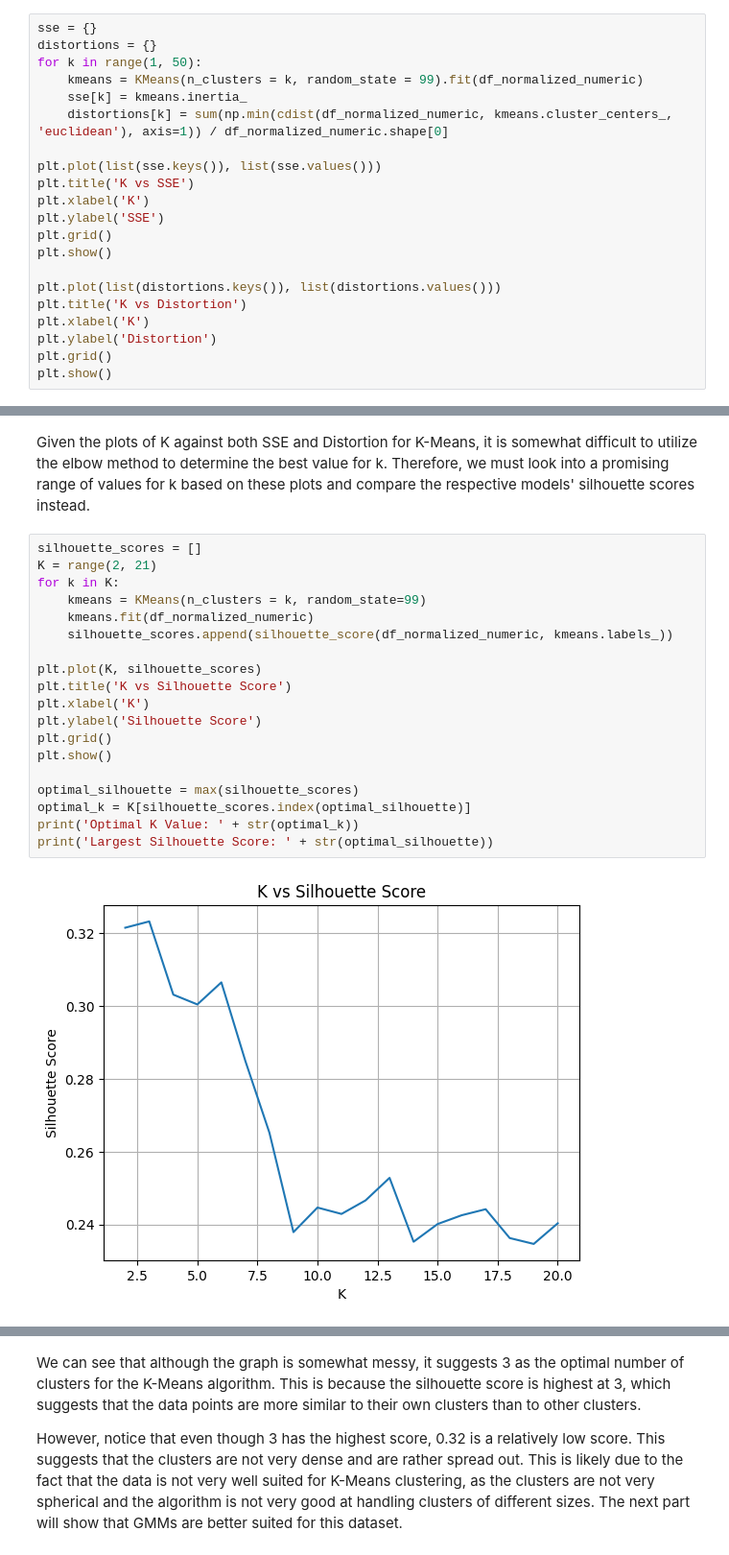
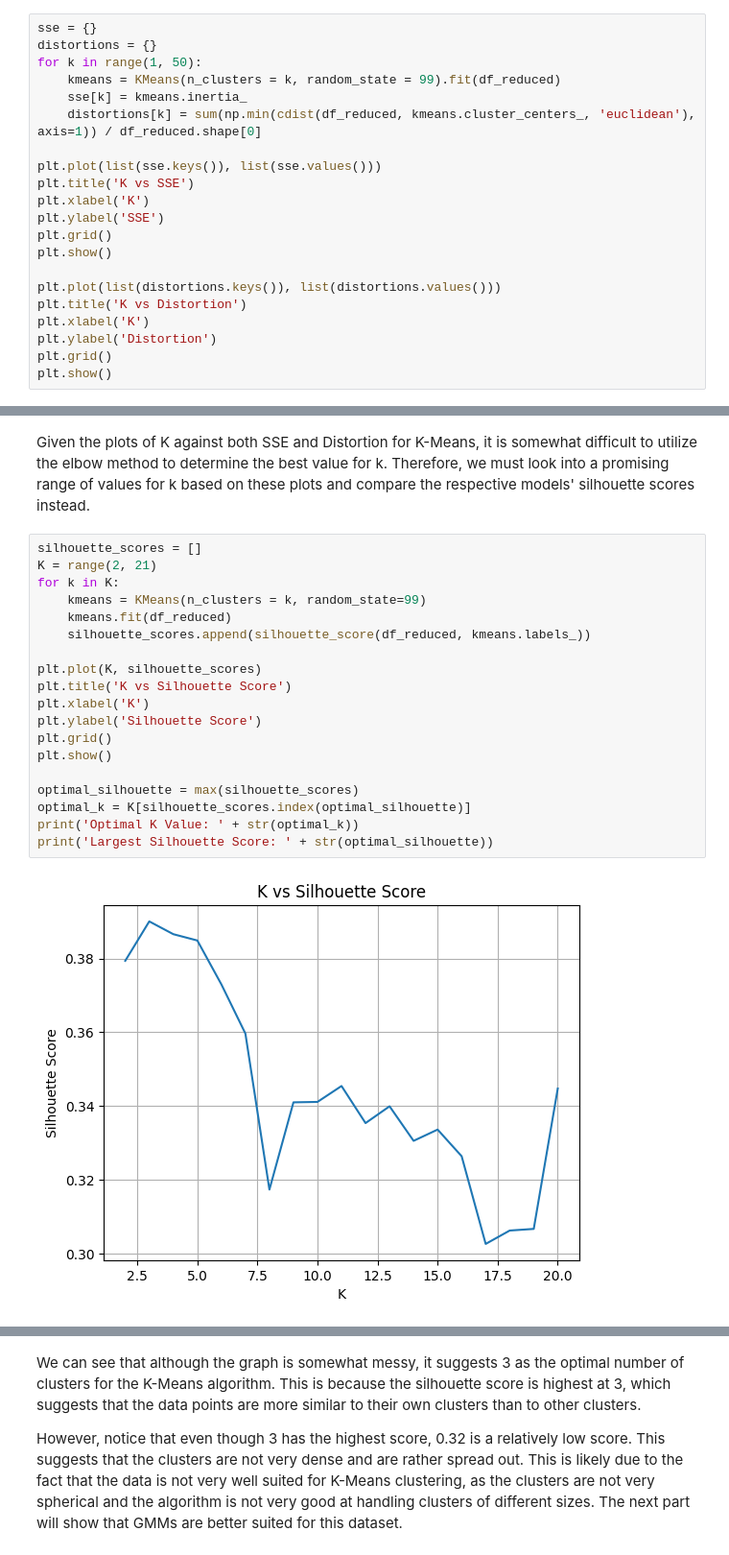
Before and after one commit to Purpup/COGS118B-Project, a Jupyter notebook: FinalProject.ipynb, the cells around one changed output, grey strips where cells are left out. Shown at 96% size. Drawn from its saved outputs; the diff is of its cells as text.

```diff
--- a/FinalProject.ipynb
+++ b/FinalProject.ipynb
@@ -369,9 +369,9 @@ In order to perform the K-Means clustering algorithm on the data, we must first
 sse = {}
 distortions = {}
 for k in range(1, 50):
-    kmeans = KMeans(n_clusters = k, random_state = 99).fit(df_normalized_numeric)
+    kmeans = KMeans(n_clusters = k, random_state = 99).fit(df_reduced)
     sse[k] = kmeans.inertia_
-    distortions[k] = sum(np.min(cdist(df_normalized_numeric, kmeans.cluster_centers_, 'euclidean'), axis=1)) / df_normalized_numeric.shape[0]
+    distortions[k] = sum(np.min(cdist(df_reduced, kmeans.cluster_centers_, 'euclidean'), axis=1)) / df_reduced.shape[0]
 
 plt.plot(list(sse.keys()), list(sse.values()))
 plt.title('K vs SSE')
@@ -394,22 +394,22 @@ Given the plots of K against both SSE and Distortion for K-Means, it is somewhat
 # %%
 silhouette_scores = []
 K = range(2, 21)
 for k in K:
     kmeans = KMeans(n_clusters = k, random_state=99)
-    kmeans.fit(df_normalized_numeric)
-    silhouette_scores.append(silhouette_score(df_normalized_numeric, kmeans.labels_))
+    kmeans.fit(df_reduced)
+    silhouette_scores.append(silhouette_score(df_reduced, kmeans.labels_))
 
 plt.plot(K, silhouette_scores)
 plt.title('K vs Silhouette Score')
 plt.xlabel('K')
 plt.ylabel('Silhouette Score')
 plt.grid()
 plt.show()
 
 optimal_silhouette = max(silhouette_scores)
 optimal_k = K[silhouette_scores.index(optimal_silhouette)]
 print('Optimal K Value: ' + str(optimal_k))
 print('Largest Silhouette Score: ' + str(optimal_silhouette))
 # %% [output]
-[figure, old version]
+[figure, new version]
 Optimal K Value: 3
```
Also changed, not shown: parts of 4 cells of this notebook.
